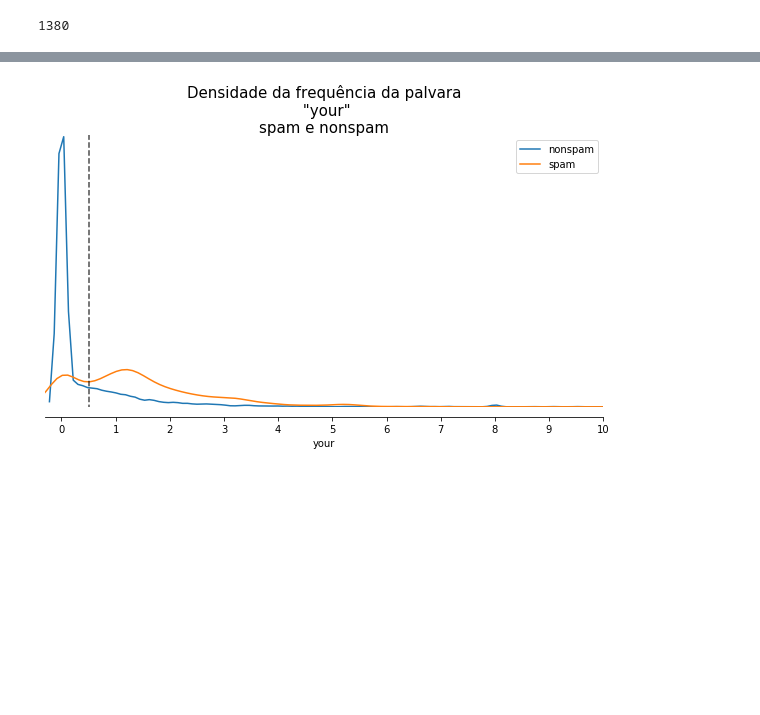
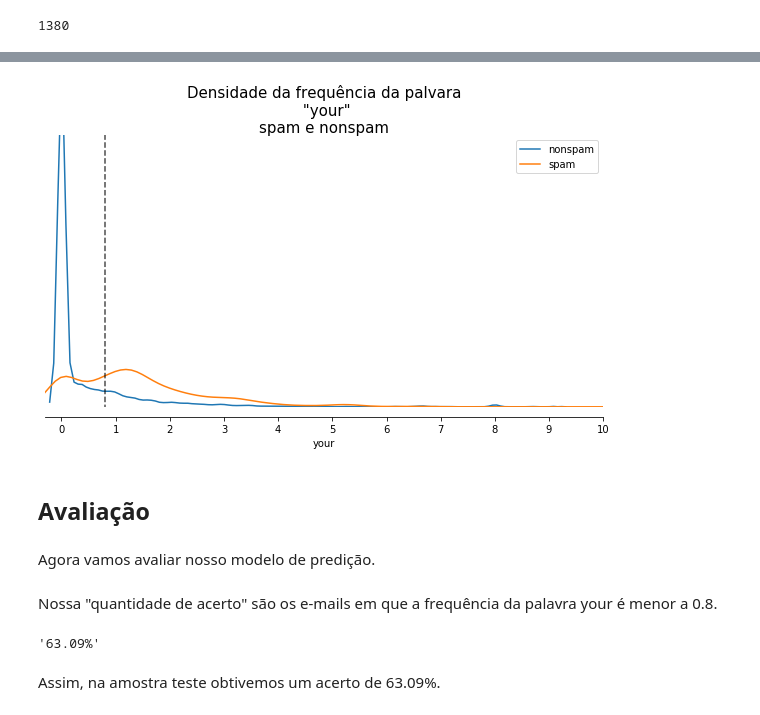
Before and after one commit to Daniel-EST/python-basico-machine-learning, a Jupyter notebook: notebooks/05_machine_learning/01_introducao_aprendizado_de_maquina.ipynb, the cells around one changed output, grey strips where cells are left out. Cells and saved outputs as stored; diff of their text form; code cells hidden in the pictures; blank space fills up the shorter version.

Commit message:
notebook intr. A.M. edicao do exemplo e add porcentagem de acerto e texto classificador regressor

```diff
--- a/notebooks/05_machine_learning/01_introducao_aprendizado_de_maquina.ipynb
+++ b/notebooks/05_machine_learning/01_introducao_aprendizado_de_maquina.ipynb
@@ -133,0 +131,3 @@ nonspam = data[data["type"] == "nonspam"]
+# %%
+spam_treino = treino[treino["type"] == "spam"]
+nonspam_treino = treino[treino["type"] == "nonspam"]
@@ -134,20 +138,34 @@ nonspam = data[data["type"] == "nonspam"]
 # %%
 fig, ax = plt.subplots(figsize = (10, 5))
 
 ax.set_xlim(-.3, 10)
 ax.set_ylim(0, 3)
 ax.set_yticks([])
 ax.set_xticks(range(0, 11))
 
 plt.title("Densidade da frequência da palvara\n \"your\"\nspam e nonspam",
           fontsize=15, pad=-10)
 
-sns.distplot(nonspam['your'], hist = False, label="nonspam")
-sns.distplot(spam['your'], hist = False, label="spam")
-plt.plot([.5, .5], [-.3, 3], "--", color="black", alpha = 0.7)
+sns.distplot(nonspam_treino['your'], hist=False, label="nonspam")
+sns.distplot(spam_treino['your'], hist=False, label="spam")
+plt.plot([.8, .8], [-.3, 3], "--", color="black", alpha=0.7)
 
 sns.despine(offset=10, left=True)
 
 plt.show()
 # %% [output]
-[figure, old version]
+[figure, new version]
+# %% [markdown]
+## Avaliação
+# %% [markdown]
+Agora vamos avaliar nosso modelo de predição.
+# %% [markdown]
+Nossa "quantidade de acerto" são os e-mails em que a frequência da palavra your é menor a 0.8.
+# %%
+acerto = len(treino[treino['your'] < 0.8])/len(treino)
+
+str(round(acerto*100, 2)) + "%"
+# %% [output]
+'63.09%'
+# %% [markdown]
+Assim, na amostra teste obtivemos um acerto de 63.09%.
```
Also changed, not shown: parts of 14 cells of this notebook.
